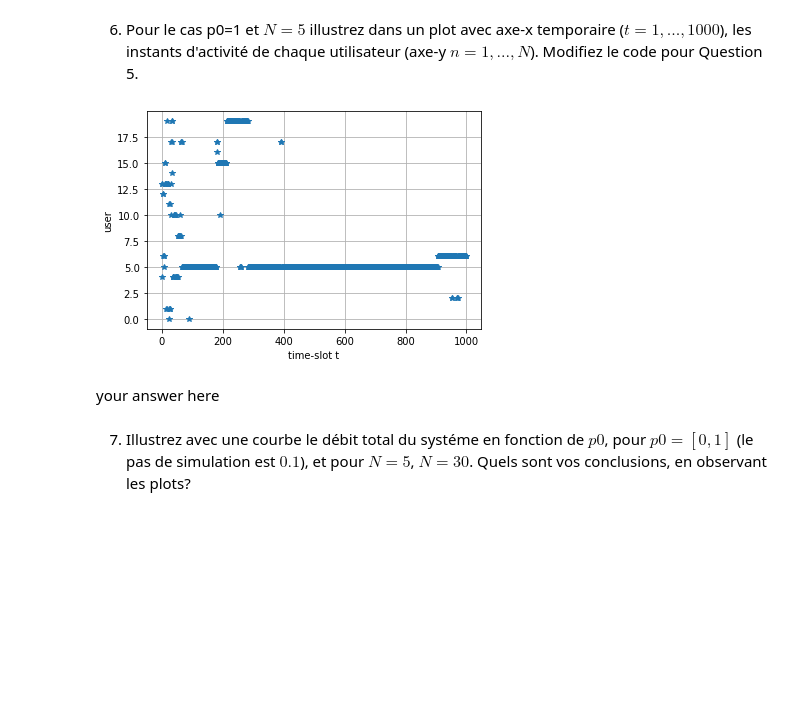
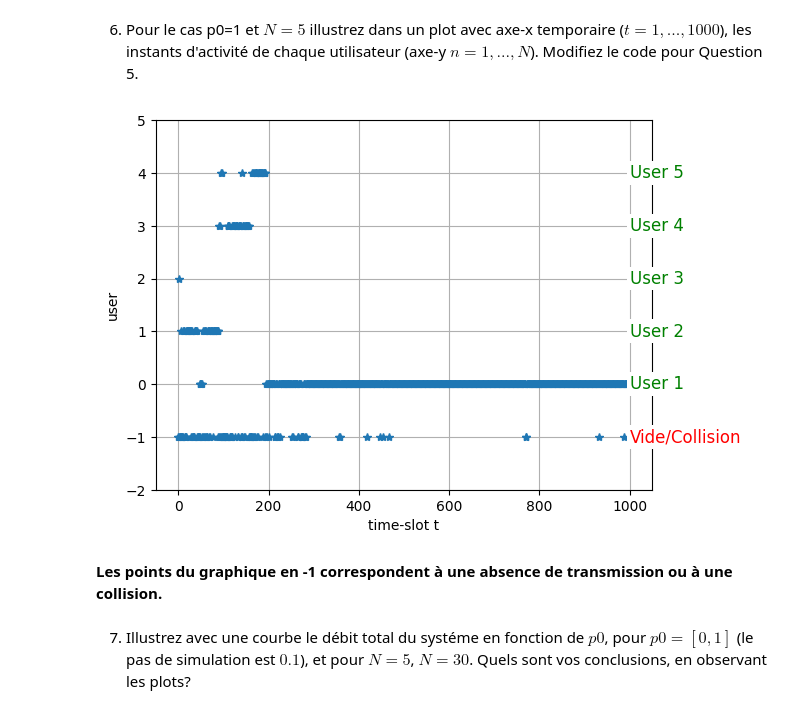
Before and after one commit to blaisehuber/TP-Acces-et-ordonnancement, a Jupyter notebook: TELECOM204_aloha_Student.ipynb, the cells around one changed output. Cells and saved outputs as stored; diff of their text form; code cells hidden in the pictures; blank space fills up the shorter version.

```diff
--- a/TELECOM204_aloha_Student.ipynb
+++ b/TELECOM204_aloha_Student.ipynb
@@ -323,15 +402,47 @@ your anser here
 # %% [markdown]
 6. Pour le cas p0=1 et $N=5$ illustrez dans un plot avec axe-x temporaire ($t = 1, . . . , 1000$), les instants d'activité de chaque utilisateur (axe-y $n = 1,...,N$). Modifiez le code pour Question 5.
-# %%
-plt.plot(np.arange(1000), user_vec[:1000], '*')
-plt.ylabel('user')
-plt.xlabel('time-slot t')
-plt.grid()
-plt.show()
-# %% [output]
-[figure, removed]
-# %% [markdown]
-your answer here
+# %%
+#Parameters
+t_max = 10000    #= 1000000       #Simulation time  (with longer option)
+t_vec = np.arange(0,t_max)
+#
+N= 5
+p0 = 1
+user_vec=[]  #vecteur avec un le numéro de l'utilisateur qui transmet son paquet, ou un -1 si il y a une collision ou rien
+# Initialize local
+nb_efforts = np.zeros(N)   # vecteur avec le nombre de collision par station
+
+for t in t_vec:
+    p = p0/2**nb_efforts  #vecteur des probabilités d'émission pour chaque station
+    ListePaquets=np.array([binomial(1,p[n]) for n in range(N)]) #chaque station n émet un paquet(1) avec une proba p0
+
+    if sum(ListePaquets) == 1 : #un seul paquet a été transmis
+
+        indice_1 = np.where(ListePaquets == 1)[0][0]
+        nb_efforts[indice_1] = 0   # le user retourne à un nombre d'efforts de 0, don à la probabilité p0
+        user_vec.append(indice_1)  #on ajoute le numéro de l'utilisateur qui transmet
+    else:                       #slot vide ou collision
+        nb_efforts = nb_efforts + ListePaquets # on ajoute 1 effort pour chaque station qui a transmis (et qui subit donc une collision)
+        user_vec.append(-1) #on ajoute un -1 si personne ne transmet ou s'il y a une collision
+# %%
+plt.plot(np.arange(1000), user_vec[:1000], '*')
+plt.ylabel('user')
+plt.xlabel('time-slot t')
+plt.ylim(-2, 5)
+
+plt.text(1000, 0, f'User 1', va='center', fontsize=12, color='green',  bbox=dict(facecolor='white', edgecolor='none', pad=2))
+plt.text(1000, 1, f'User 2', va='center', fontsize=12, color='green',  bbox=dict(facecolor='white', edgecolor='none', pad=2))
+plt.text(1000, 2, f'User 3', va='center', fontsize=12, color='green',  bbox=dict(facecolor='white', edgecolor='none', pad=2))
+plt.text(1000, 3, f'User 4', va='center', fontsize=12, color='green',  bbox=dict(facecolor='white', edgecolor='none', pad=2))
+plt.text(1000, 4, f'User 5', va='center', fontsize=12, color='green',  bbox=dict(facecolor='white', edgecolor='none', pad=2))
+plt.text(1000, -1, f'Vide/Collision', va='center', fontsize=12, color='red',  bbox=dict(facecolor='white', edgecolor='none', pad=2))
+
+plt.grid()
+plt.show()
+# %% [output]
+[figure, added]
+# %% [markdown]
+**Les points du graphique en -1 correspondent à une absence de transmission ou à une collision.**
 # %% [markdown]
 7. Illustrez avec une courbe le débit total du systéme en fonction de $p0$, pour $p0 = [0,1]$ (le pas de simulation est $0.1$), et pour $N = 5$, $N = 30$. Quels sont vos conclusions, en observant les plots?
 # %%
```
Also changed, not shown: parts of 19 cells of this notebook.
